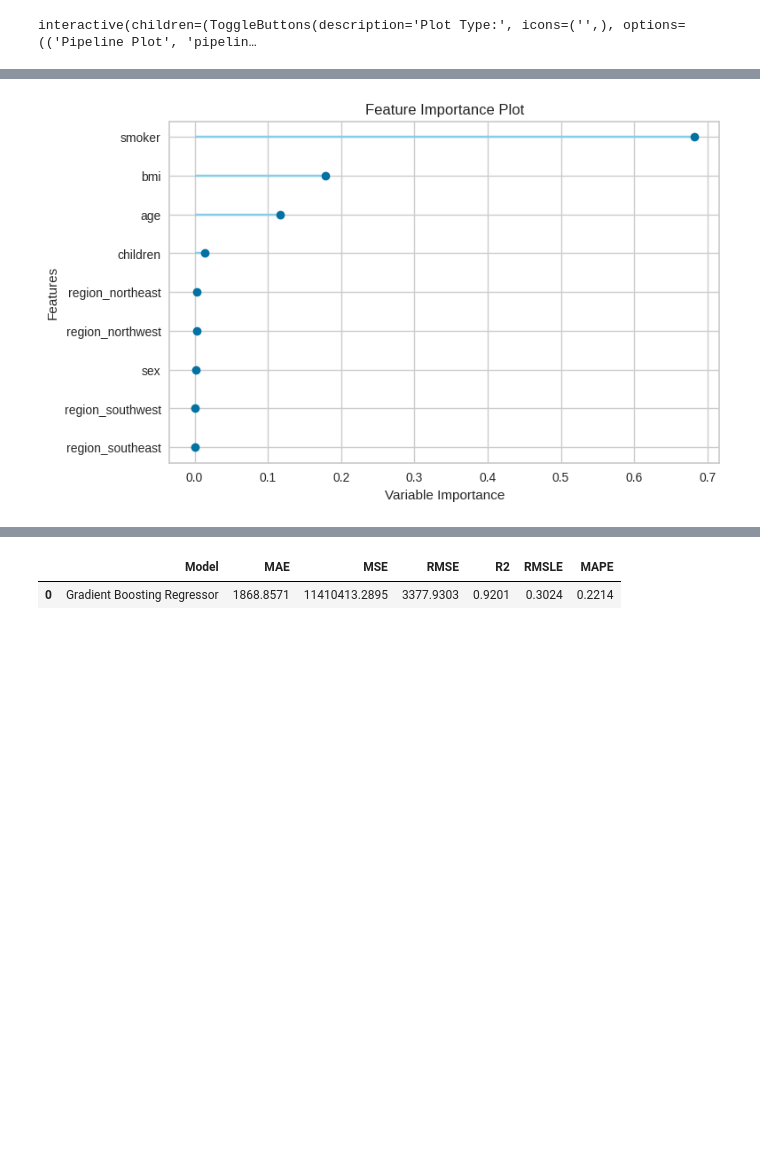
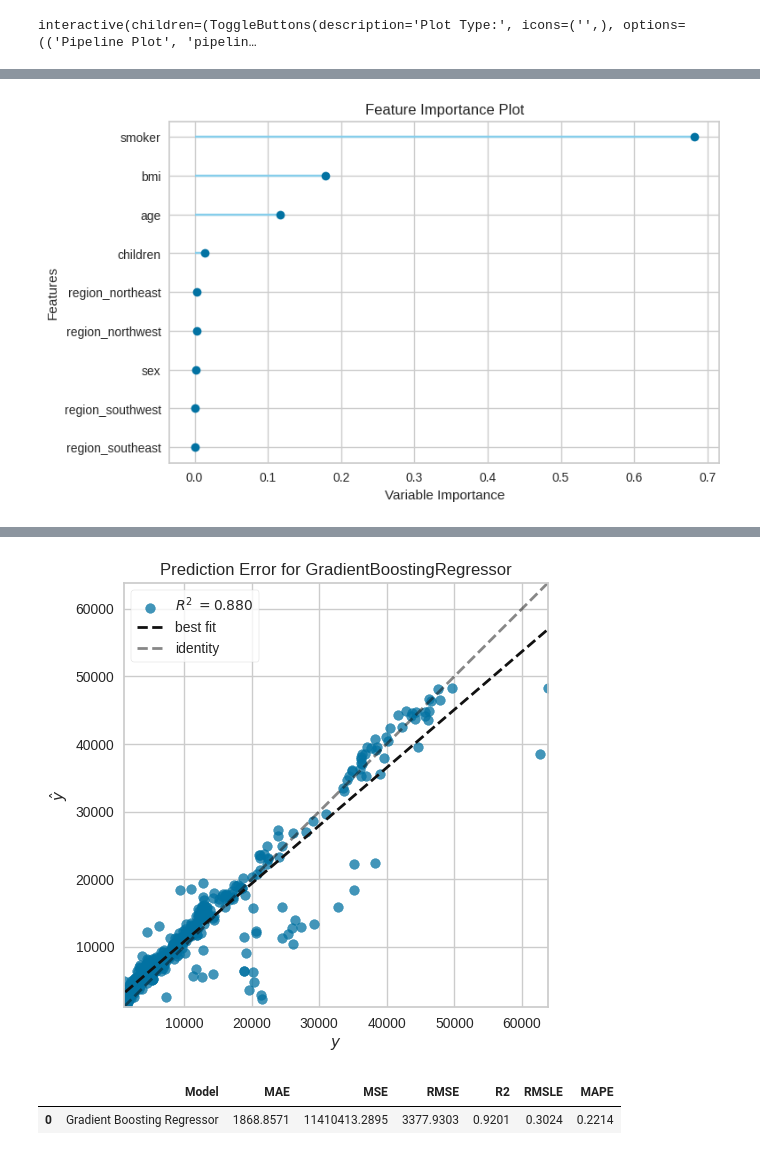
Before and after one commit to zachJX-SJSU/CMPE255_DataMining_HW, a Jupyter notebook: Pycaret/pycaret_regression.ipynb, the cells around one changed output, grey strips where cells are left out. Cells and saved outputs as stored; diff of their text form; code cells hidden in the pictures; blank space fills up the shorter version.

```diff
--- a/Pycaret/pycaret_regression.ipynb
+++ b/Pycaret/pycaret_regression.ipynb
@@ -107,6 +147,7 @@ interactive(children=(ToggleButtons(description='Plot Type:', icons=('',), optio
 # %%
 # visualizing models
 plot_model(best_model, plot='feature')
+plot_model(best_model, plot = 'error')
 # %% [output]
 [interactive output not drawn]
 [figure]
@@ -113,3 +155,4 @@ plot_model(best_model, plot='feature')
+[figure, added]
 # %%
 preds = predict_model(final)
 preds.head()
```
Also changed, not shown: parts of 8 cells of this notebook, 1 other file.
